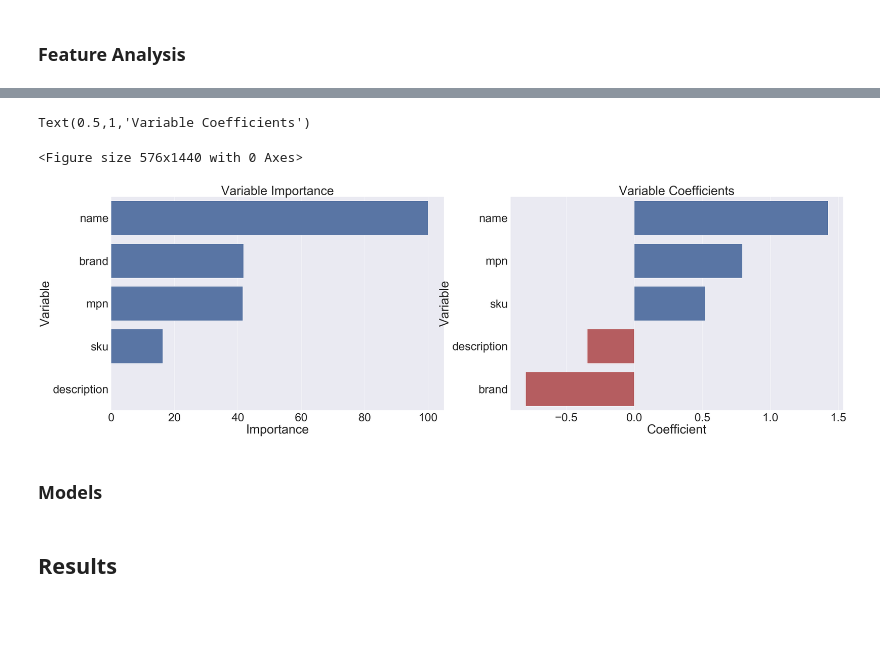
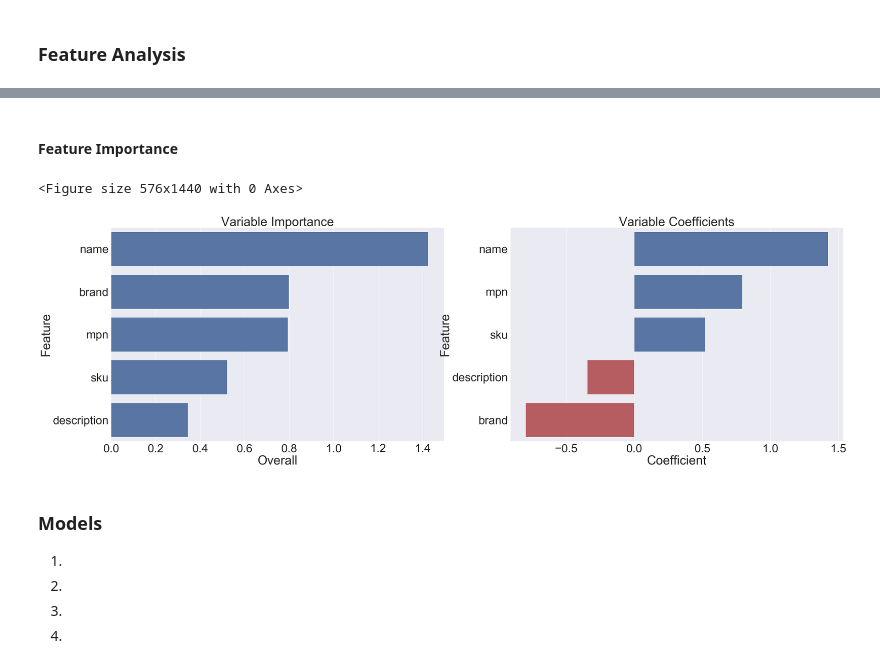
Before and after one commit to kylegilde/Entity-Matching-in-Online-Retail, a Jupyter notebook: Presentation.ipynb, the cells around one changed output, grey strips where cells are left out. Saved outputs shown, nothing was run; the diff lists cells and outputs as text; code cells hidden in the pictures; blank space fills up the shorter version.

Commit message:
attr comp 7

```diff
--- a/Presentation.ipynb
+++ b/Presentation.ipynb
@@ -44,9 +45,9 @@ os.chdir(DATA_DIRECTORY)
 train_test_feature_pairs = pd.read_csv('train_test_feature_pairs.csv')
 train_test_offer_features = pd.read_csv('train_test_offer_features.csv')
 train_test_normalized_features = pd.read_csv('train_test_normalized_features.csv')
+attribute_comp_features_9 = pd.read_csv('attribute_comparison_features-9.csv')
 
-var_importance = pd.read_csv('logreg-variable-importance.csv').set_index('Variable')
-var_coefficients = pd.read_csv('logreg-variable-coefficients.csv').set_index('Variable')
+var_imp_coef = pd.read_csv('logreg-variable-coefficients-importance.csv').set_index('Feature')
 # %% [markdown]
 ## What is Entity Matching (EM)?
 
@@ -276,0 +282,20 @@ sns.countplot(x='file_category', data=test_characteristics, palette=sns.color_pa
+# %%
+plt.figure(figsize=(8, 8))
+sns.set(font_scale=2)
+
+ax = sns.heatmap(
+    feature_corr,
+    vmin=-1, vmax=1, center=0,
+    cmap=sns.diverging_palette(20, 220, n=200),
+    square=True
+)
+
+# ax.set_title('Correlation')
+settings =\
+ax.set_xticklabels(
+    ax.get_xticklabels(),
+    rotation=45,
+    horizontalalignment='right'
+)
+
+# source: https://towardsdatascience.com/better-heatmaps-and-correlation-matrix-plots-in-python-41445d0f2bec
@@ -277,26 +304,37 @@ sns.countplot(x='file_category', data=test_characteristics, palette=sns.color_pa
+# %% [markdown]
+#### Feature Importance
+# %%
+var_imp = var_imp_coef.Overall.sort_values(ascending=False)
+var_coef = var_imp_coef.Coefficient.sort_values(ascending=False)
 # %%
 plt.figure(figsize=(8, 20))
 sns.set(font_scale=4)
 
 fig, axes = plt.subplots(nrows=1, ncols=2, figsize=(50, 15))
-sns.barplot(x=var_importance.Importance,
-            y=var_importance.index,
+sns.barplot(x=var_imp,
+            y=var_imp.index,
             color="b",
             ax=axes[0])\
             .set_title('Variable Importance')
 
 
 
-sns.barplot(x=var_coefficients.Coefficient,
-            y=var_coefficients.index,
-            palette=var_coefficients.Coefficient.apply(lambda x: 'b' if x > 0 else 'r'),
-            ax=axes[1])\
-            .set_title('Variable Coefficients')
+sns.barplot(x=var_coef,
+            y=var_coef.index,
+            palette=var_coef.apply(lambda x: 'b' if x > 0 else 'r'),
+            ax=axes[1])
+
+t2 = axes[1].set_title('Variable Coefficients')
 # %% [output]
-Text(0.5,1,'Variable Coefficients')
+<Figure size 576x1440 with 0 Axes>
-<Figure size 576x1440 with 0 Axes>
-[figure, old version]
+[figure, new version]
 # %% [markdown]
 ### Models
+
+1.
+
+2.
+
+3.
+
+4.
-# %% [markdown]
-## Results
```
Also changed, not shown: parts of 17 cells of this notebook, 4 other files.
